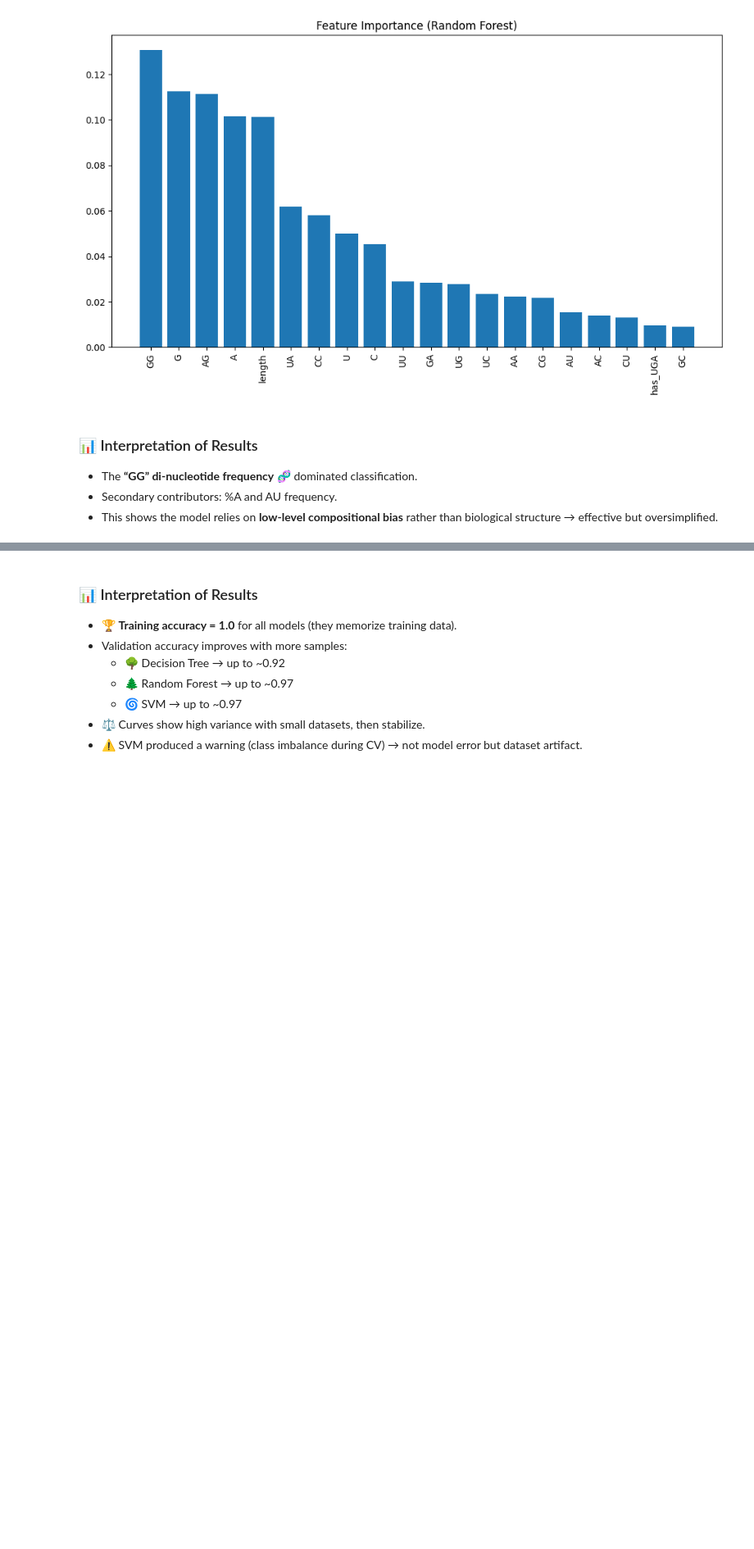
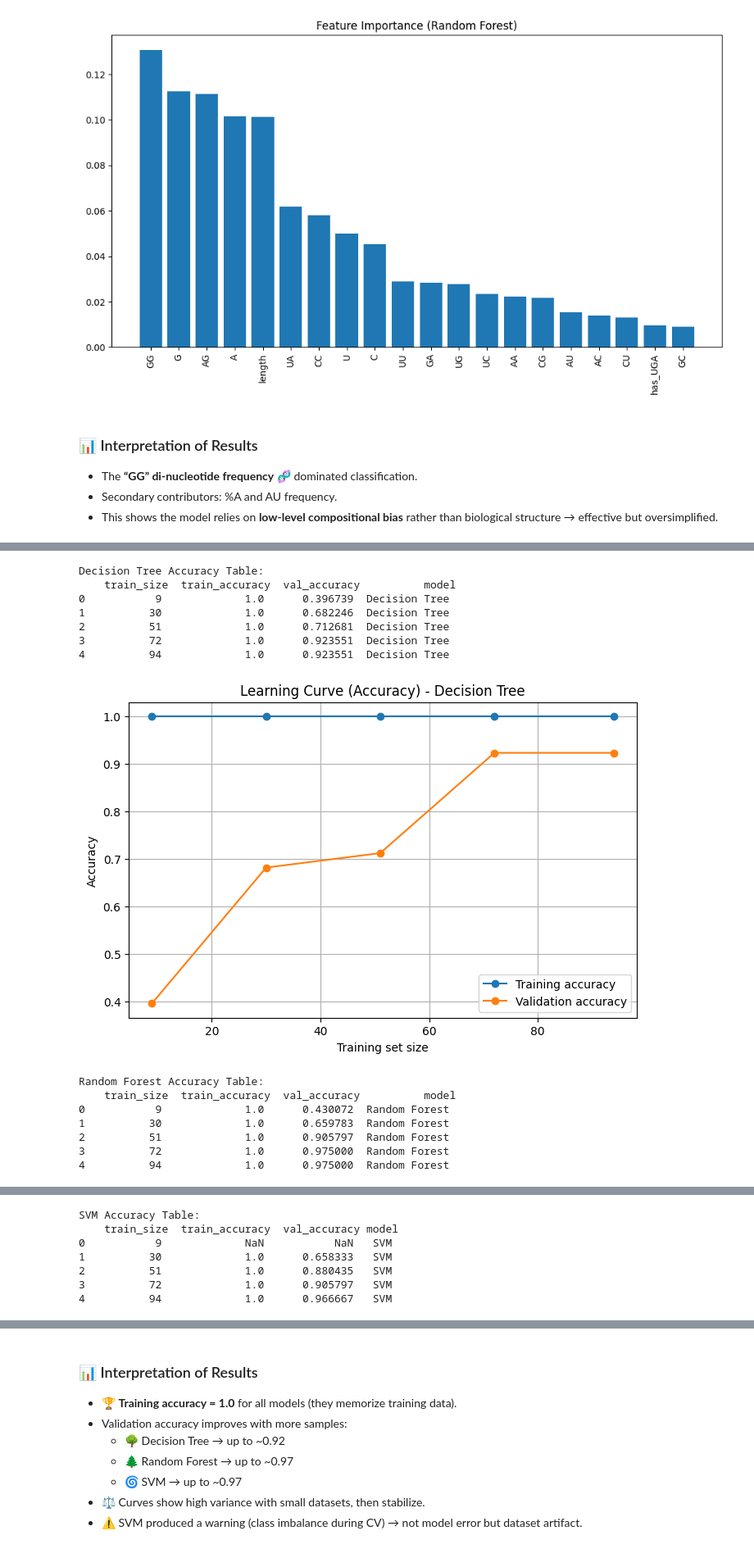
Before and after one commit to MACHARODRIGO/tRNASec-Study-Project, a Jupyter notebook: notebooks/tRNA_ml_exploration.ipynb, the cells around one changed output, grey strips where cells are left out. Shown: that part at 82% size. Saved outputs shown, nothing was run; the diff lists cells and outputs as text; code cells hidden in the pictures; blank space fills up the shorter version.

```diff
--- a/notebooks/tRNA_ml_exploration.ipynb
+++ b/notebooks/tRNA_ml_exploration.ipynb
@@ -379,0 +383,57 @@ for name, model in [
+# %%
+import numpy as np
+import pandas as pd
+import matplotlib.pyplot as plt
+from sklearn.model_selection import learning_curve
+
+accuracy_tables = []
+
+for name, model in [
+    ("Decision Tree", tree_clf),
+    ("Random Forest", rf_clf),
+    ("SVM", svm_clf),
+]:
+    train_sizes, train_scores, test_scores = learning_curve(
+        model, X, y, cv=5, scoring="accuracy",
+        train_sizes=np.linspace(0.1, 1.0, 5)
+    )
+    train_mean = np.mean(train_scores, axis=1)
+    test_mean = np.mean(test_scores, axis=1)
+
+    acc_table = pd.DataFrame({
+        "train_size": train_sizes,
+        "train_accuracy": train_mean,
+        "val_accuracy": test_mean,
+        "model": name
+    })
+    print(f"\n{name} Accuracy Table:\n", acc_table)
+    accuracy_tables.append(acc_table)
+
+    plt.figure(figsize=(8,5))
+    plt.plot(train_sizes, train_mean, "o-", label="Training accuracy")
+    plt.plot(train_sizes, test_mean, "o-", label="Validation accuracy")
+    plt.xlabel("Training set size")
+    plt.ylabel("Accuracy")
+    plt.title(f"Learning Curve (Accuracy) - {name}")
+    plt.legend()
+    plt.grid(True)
+    plt.show()
+
+all_accuracy_df = pd.concat(accuracy_tables)
+all_accuracy_df.to_csv("accuracy_tables.csv", index=False)
+# %% [output]
+Decision Tree Accuracy Table:
+    train_size  train_accuracy  val_accuracy          model
+0           9             1.0      0.396739  Decision Tree
+1          30             1.0      0.682246  Decision Tree
+2          51             1.0      0.712681  Decision Tree
+3          72             1.0      0.923551  Decision Tree
+4          94             1.0      0.923551  Decision Tree
+[figure, added]
+Random Forest Accuracy Table:
+    train_size  train_accuracy  val_accuracy          model
+0           9             1.0      0.430072  Random Forest
+1          30             1.0      0.659783  Random Forest
+2          51             1.0      0.905797  Random Forest
+3          72             1.0      0.975000  Random Forest
+4          94             1.0      0.975000  Random Forest
@@ -379,0 +441,7 @@ for name, model in [
+SVM Accuracy Table:
+    train_size  train_accuracy  val_accuracy model
+0           9             NaN           NaN   SVM
+1          30             1.0      0.658333   SVM
+2          51             1.0      0.880435   SVM
+3          72             1.0      0.905797   SVM
+4          94             1.0      0.966667   SVM
```
Also changed, not shown: parts of 5 cells of this notebook.
